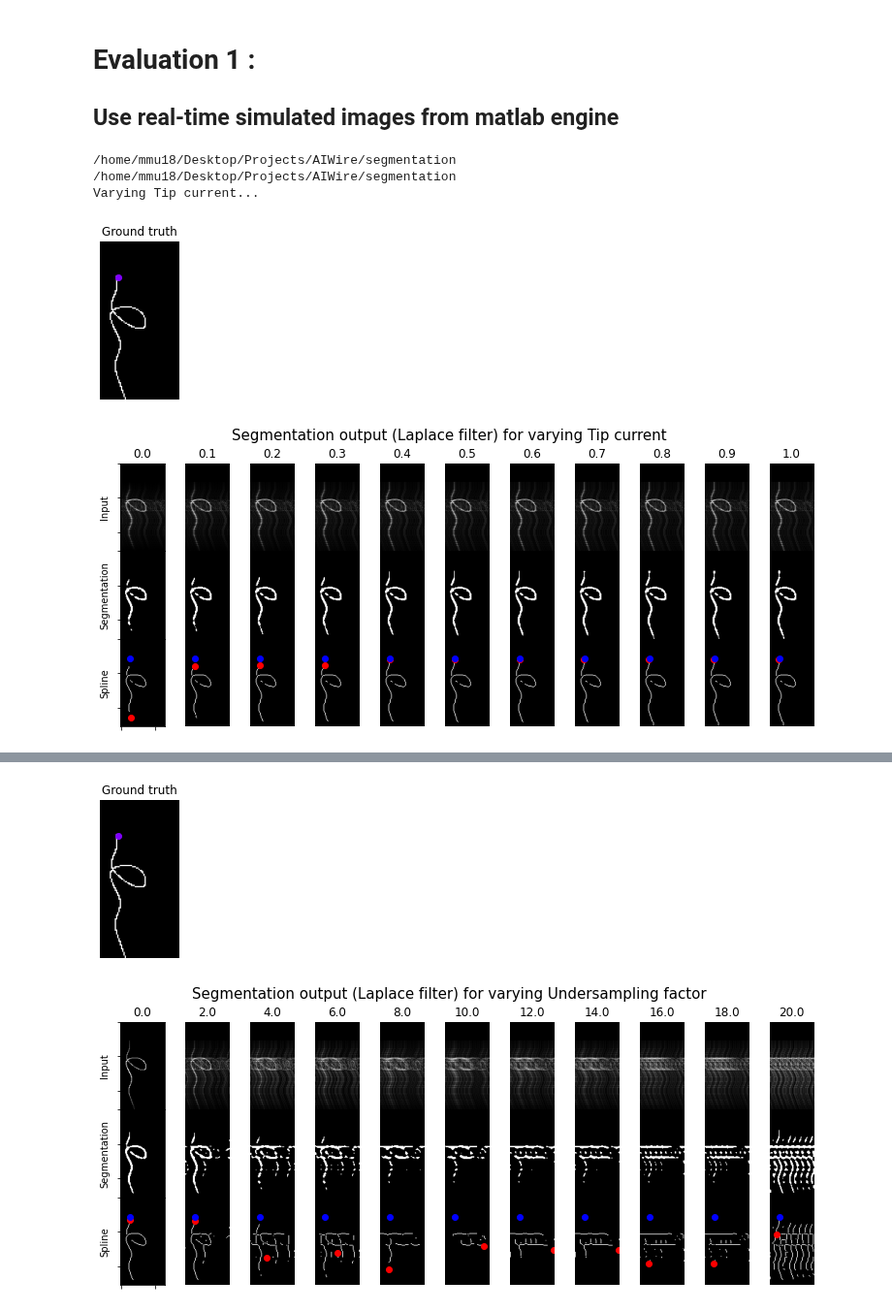
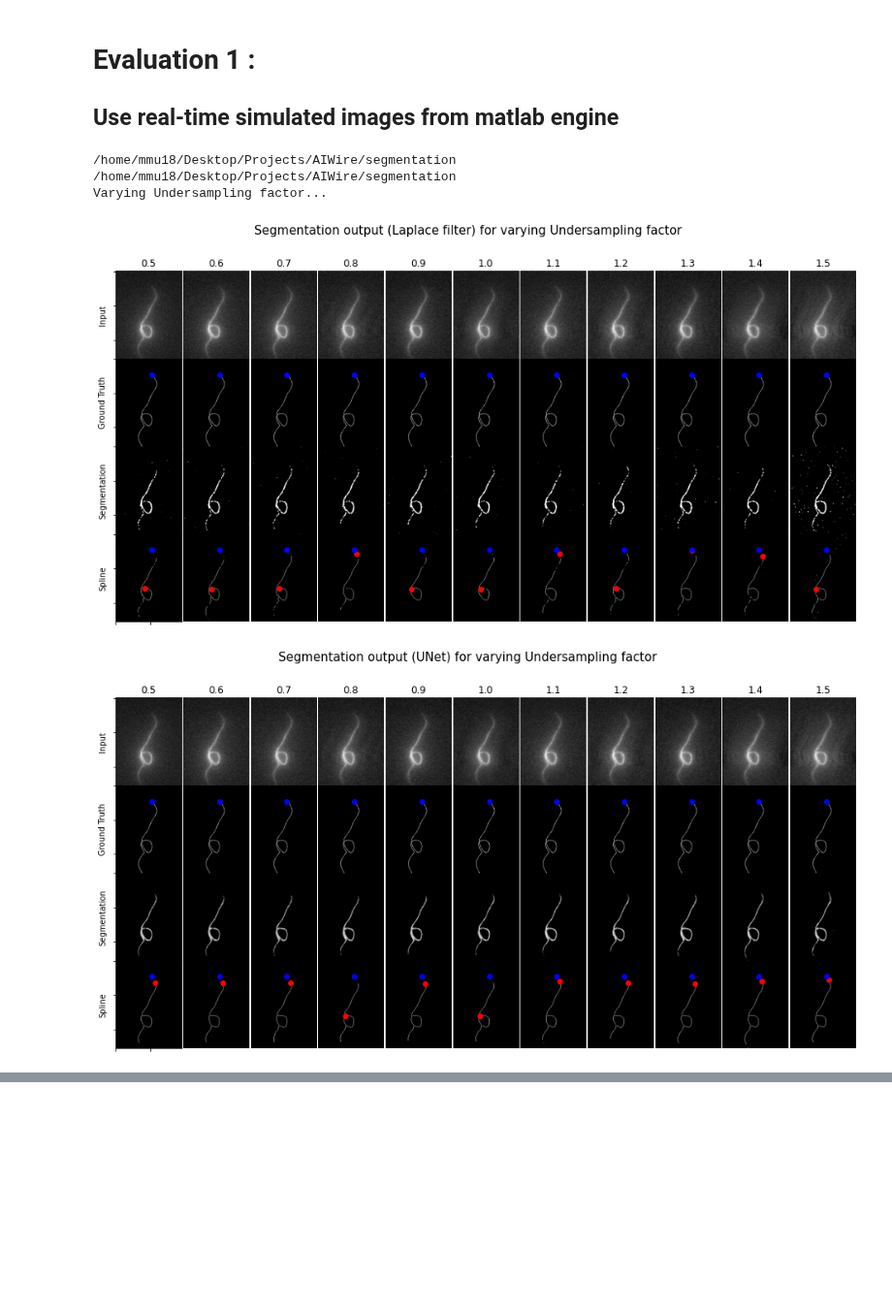
Before and after one commit to RobbieHolland/AIWire, a Jupyter notebook: segmentation/testing_platform.ipynb, the cells around one changed output, grey strips where cells are left out. Shown at 97% size. Drawn from its saved outputs; the diff is of its cells as text; code cells hidden in the pictures; blank space fills up the shorter version.

Commit message:
Add monte carlo simulation + fix multiple metrics + adapat to new simulate

```diff
--- a/segmentation/testing_platform.ipynb
+++ b/segmentation/testing_platform.ipynb
@@ -57,8 +59,8 @@ num_class = 1
 Unet_model = Unet_pytorch.UNet(num_class)
 Segnet_model = Segnet_pytorch.SegNet(num_class)
 device = torch.device("cuda: 0" if torch.cuda.is_available() else "cpu")
-Unet_model.load_state_dict(torch.load(save_path+'model_thin', map_location=device))
-Segnet_model.load_state_dict(torch.load(save_path+'segnet_model_thin.pth', map_location=device))
+Unet_model.load_state_dict(torch.load(save_path+'unet_noise_1', map_location=device))
+Segnet_model.load_state_dict(torch.load(save_path+'segnet_noise_1.pth', map_location=device))
 print("Using", device)
 Unet_model = Unet_model.to(device)
 Segnet_model = Segnet_model.to(device)
@@ -236,26 +289,26 @@ def evaluate_ablation(methods, metric, spline_metric, parameters, loop_prob = 1,
 # %%
 %cd ../segmentation
 original_dir= os.getcwd()
 print(original_dir)
 
 n_values = 11
 def_parameters = {}
-def_parameters['Blur'] = [1.3] * n_values
+
+# Change parameter to vary
+def_parameters['Sigma'] = [0.1] * n_values
 def_parameters['Undersampling factor'] = [1.3] * n_values
 def_parameters['Undersampling spread'] = [10.0] * n_values
 def_parameters['Tip current'] = [0.2] * n_values
 
 # Change parameter to vary
 parameters = def_parameters.copy()
-parameters['Tip current'] = np.linspace(0, 1, num=n_values).tolist()
-evaluate_ablation(methods, MSE, HAUS_D, parameters, rng = 1238)
+#parameters['Tip current'] = np.linspace(0, 1, num=n_values).tolist()
+parameters['Undersampling factor'] = np.linspace(0.5,1.5, num=n_values).tolist()
 
-parameters = def_parameters.copy()
-parameters['Undersampling factor'] = np.linspace(0.001, 20, num=n_values).tolist()
-evaluate_ablation(methods, MSE, TIP_D, parameters, rng = 1238)
+evaluate_ablation(methods,[MSE],[TIP_D,HAUS_D],parameters,rng=1238, verbose =0, n_samples=5, experiment='results_Monte_Carlo_noise_1')
 # %% [output]
 /home/mmu18/Desktop/Projects/AIWire/segmentation
 /home/mmu18/Desktop/Projects/AIWire/segmentation
-Varying Tip current...
+Varying Undersampling factor...
-[figure, old version]
+[figure, new version]
-[figure, old version]
+[figure, new version]
@@ -268,2 +320,0 @@ Varying Undersampling factor...
-[figure, old version]
-[figure, removed]
```
Also changed, not shown: parts of 6 cells of this notebook, 1 other file.
